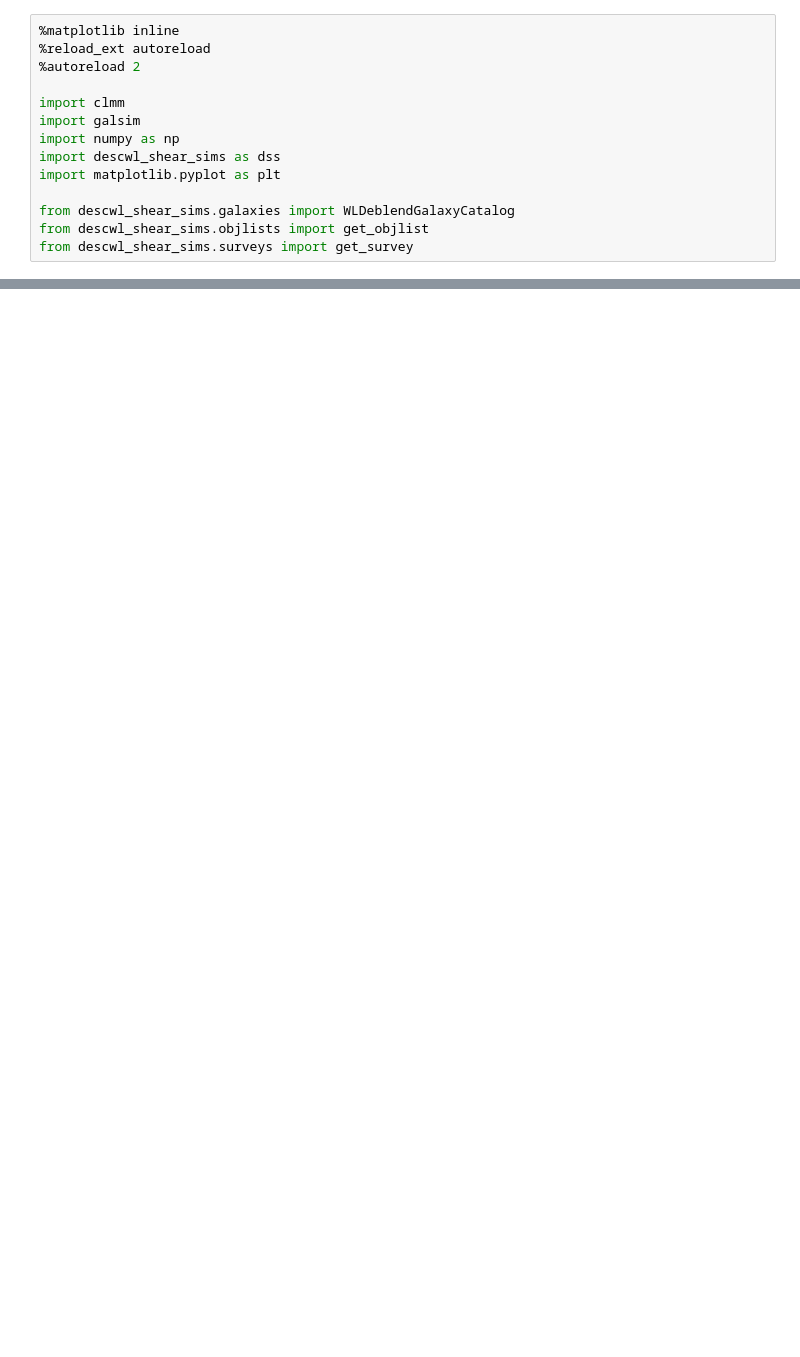
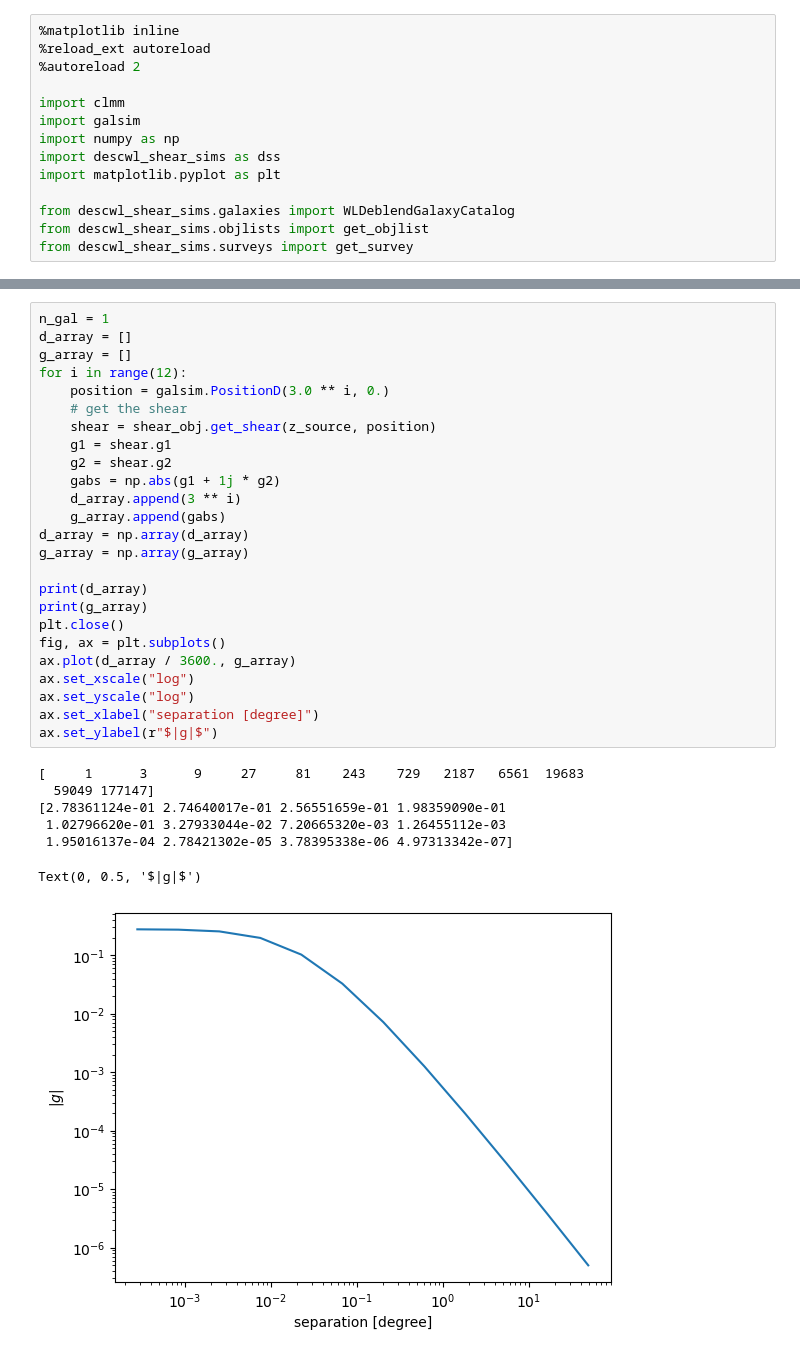
Before and after one commit to LSSTDESC/descwl-shear-sims, a Jupyter notebook: examples/example_NFWShear.ipynb, the cells around one changed output, grey strips where cells are left out. Drawn from its saved outputs; the diff is of its cells as text; blank space fills up the shorter version.

```diff
--- a/examples/example_NFWShear.ipynb
+++ b/examples/example_NFWShear.ipynb
@@ -28 +133,34 @@ shear_obj = dss.shear.ShearNFW(halo, z_cl)
+# %%
+n_gal = 1
+d_array = []
+g_array = []
+for i in range(12):
+    position = galsim.PositionD(3.0 ** i, 0.)
+    # get the shear
+    shear = shear_obj.get_shear(z_source, position)
+    g1 = shear.g1
+    g2 = shear.g2
+    gabs = np.abs(g1 + 1j * g2)
+    d_array.append(3 ** i)
+    g_array.append(gabs)
+d_array = np.array(d_array)
+g_array = np.array(g_array)
+
+print(d_array)
+print(g_array)
+plt.close()
+fig, ax = plt.subplots()
+ax.plot(d_array / 3600., g_array)
+ax.set_xscale("log")
+ax.set_yscale("log")
+ax.set_xlabel("separation [degree]")
+ax.set_ylabel(r"$|g|$")
+# %% [output]
+[     1      3      9     27     81    243    729   2187   6561  19683
+  59049 177147]
+[2.78361124e-01 2.74640017e-01 2.56551659e-01 1.98359090e-01
+ 1.02796620e-01 3.27933044e-02 7.20665320e-03 1.26455112e-03
+ 1.95016137e-04 2.78421302e-05 3.78395338e-06 4.97313342e-07]
+Text(0, 0.5, '$|g|$')
+[figure, added]
 # %%
```
Also changed, not shown: parts of 15 cells of this notebook, 1 other file.
